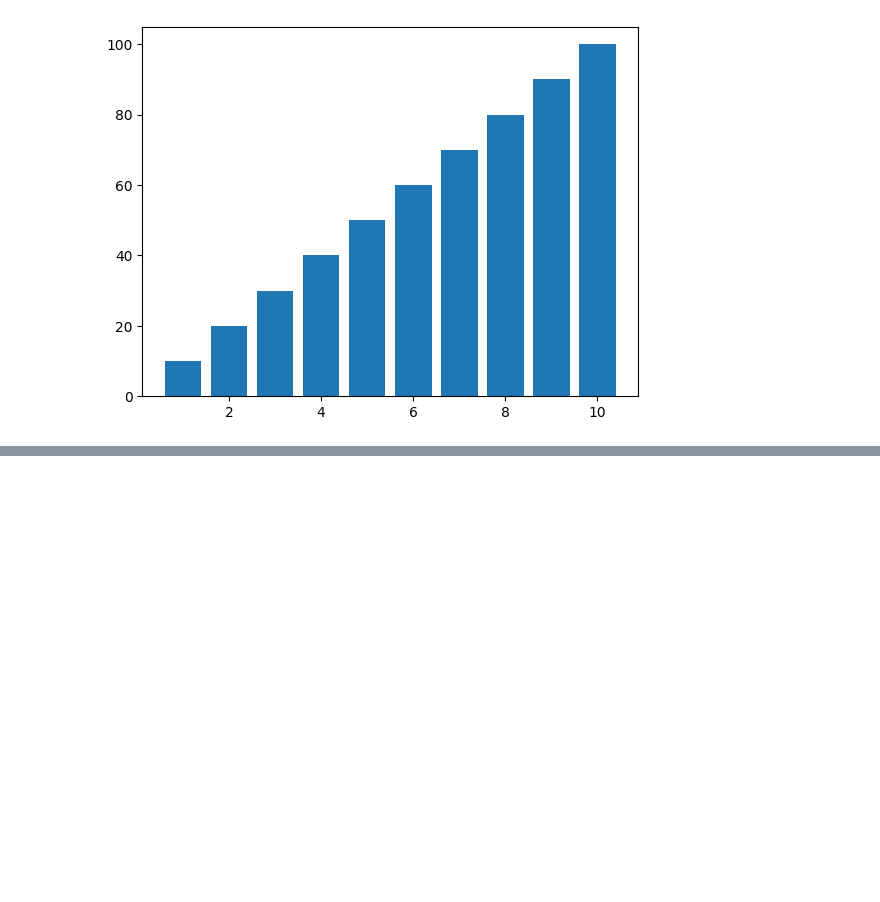
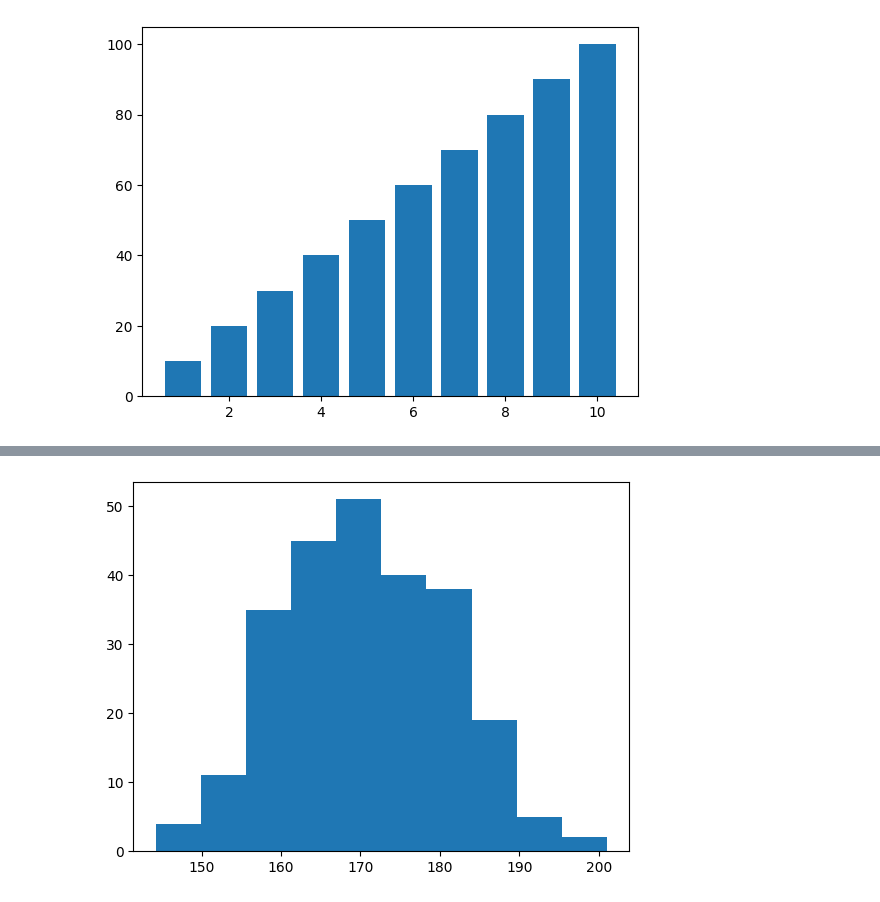
Before and after one commit to Ashwaniansh/SITP-12th-May, a Jupyter notebook: MATPLOTLIB/Basic.ipynb, the cells around one changed output, grey strips where cells are left out. Saved outputs shown, nothing was run; the diff lists cells and outputs as text; code cells hidden in the pictures; blank space fills up the shorter version.

```diff
--- a/MATPLOTLIB/Basic.ipynb
+++ b/MATPLOTLIB/Basic.ipynb
@@ -168,0 +200,5 @@ plt.show()
+# %%
+plt.hist(x)
+plt.show()
+# %% [output]
+[figure, added]
```
Also changed, not shown: parts of 11 cells of this notebook.
